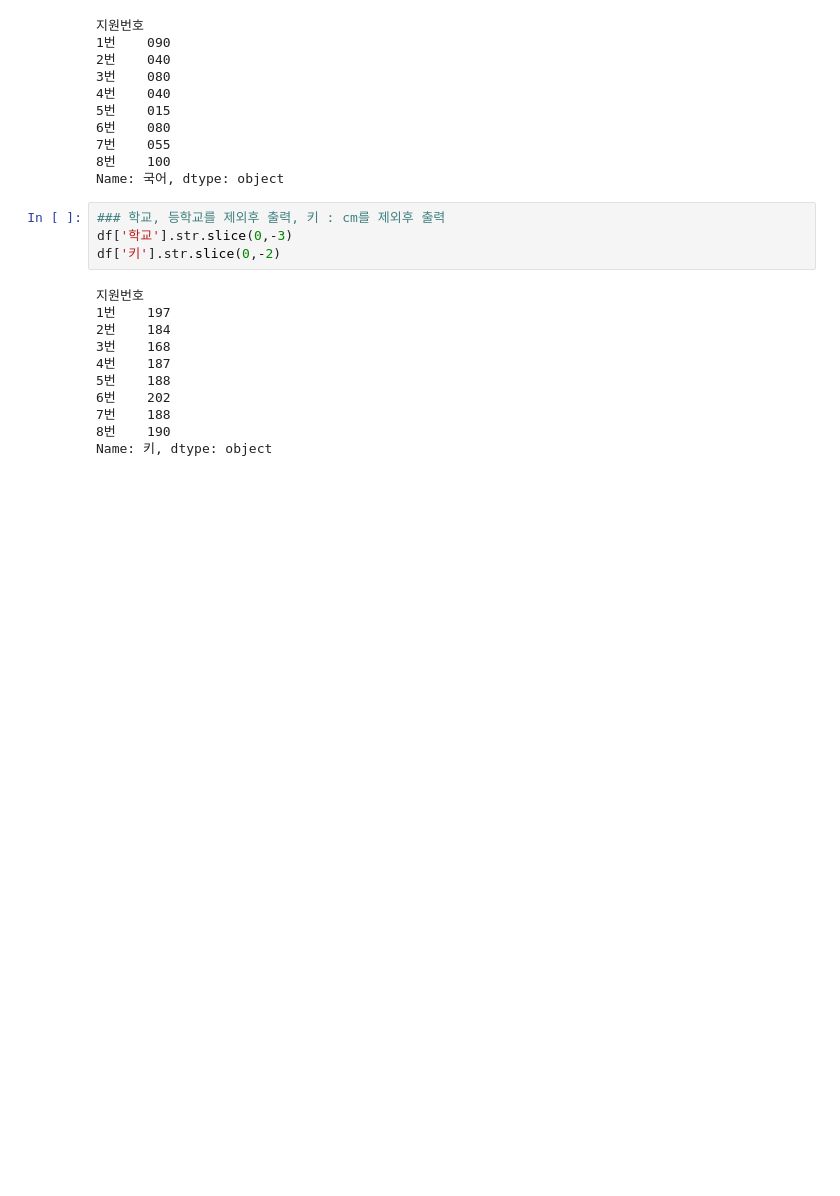
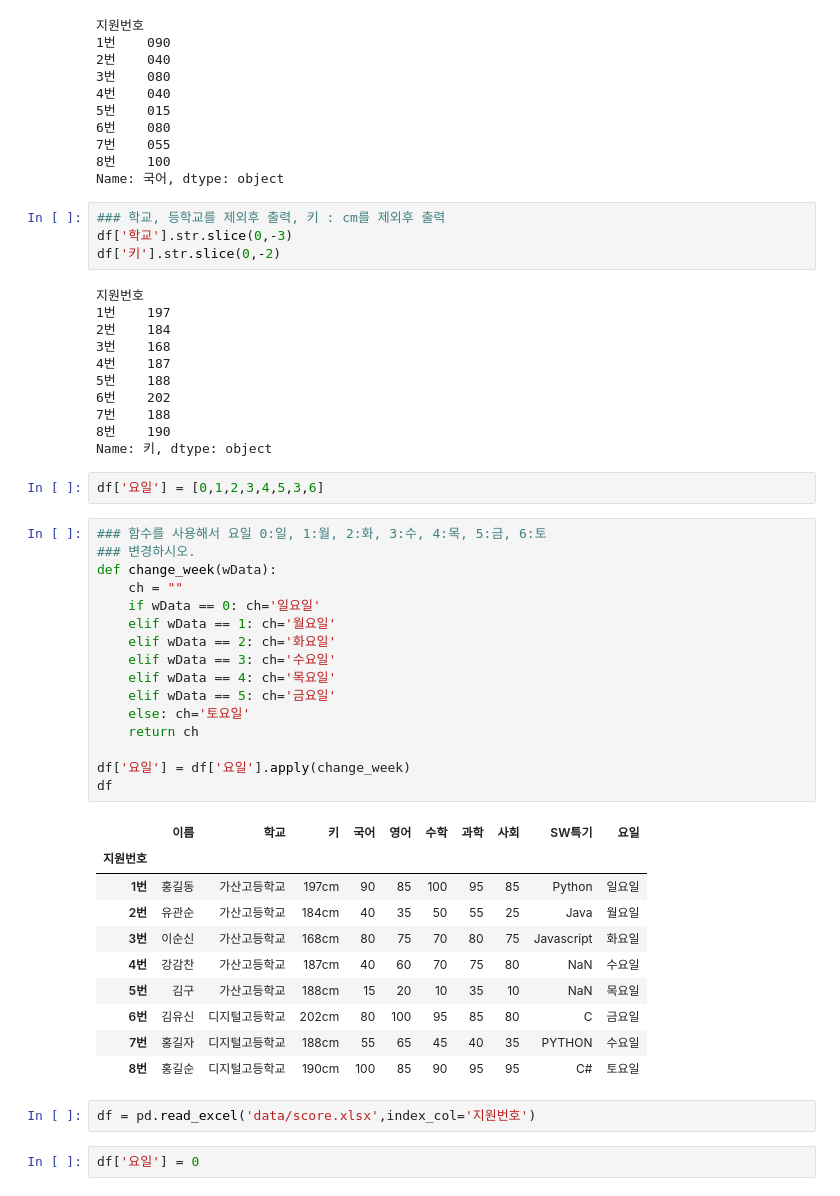
Before and after one commit to onulee/webdata, a Jupyter notebook: w0521/w0521_04_함수.ipynb, the cells around one changed output. Cells and saved outputs as stored; diff of their text form; blank space fills up the shorter version.

```diff
--- a/w0521/w0521_04_함수.ipynb
+++ b/w0521/w0521_04_함수.ipynb
@@ -194,3 +194,36 @@ df['키'].str.slice(0,-2)
 7번    188
 8번    190
 Name: 키, dtype: object
+# %%
+df['요일'] = [0,1,2,3,4,5,3,6]
+# %%
+### 함수를 사용해서 요일 0:일, 1:월, 2:화, 3:수, 4:목, 5:금, 6:토
+### 변경하시오.
+def change_week(wData):
+    ch = ""
+    if wData == 0: ch='일요일'
+    elif wData == 1: ch='월요일'
+    elif wData == 2: ch='화요일'
+    elif wData == 3: ch='수요일'
+    elif wData == 4: ch='목요일'
+    elif wData == 5: ch='금요일'
+    else: ch='토요일'
+    return ch
+
+df['요일'] = df['요일'].apply(change_week)
+df
+# %% [output]
+|  | 이름 | 학교 | 키 | 국어 | 영어 | 수학 | 과학 | 사회 | SW특기 | 요일 |
+| 지원번호 |  |  |  |  |  |  |  |  |  |  |
+| 1번 | 홍길동 | 가산고등학교 | 197cm | 90 | 85 | 100 | 95 | 85 | Python | 일요일 |
+| 2번 | 유관순 | 가산고등학교 | 184cm | 40 | 35 | 50 | 55 | 25 | Java | 월요일 |
+| 3번 | 이순신 | 가산고등학교 | 168cm | 80 | 75 | 70 | 80 | 75 | Javascript | 화요일 |
+| 4번 | 강감찬 | 가산고등학교 | 187cm | 40 | 60 | 70 | 75 | 80 | NaN | 수요일 |
+| 5번 | 김구 | 가산고등학교 | 188cm | 15 | 20 | 10 | 35 | 10 | NaN | 목요일 |
+| 6번 | 김유신 | 디지털고등학교 | 202cm | 80 | 100 | 95 | 85 | 80 | C | 금요일 |
+| 7번 | 홍길자 | 디지털고등학교 | 188cm | 55 | 65 | 45 | 40 | 35 | PYTHON | 수요일 |
+| 8번 | 홍길순 | 디지털고등학교 | 190cm | 100 | 85 | 90 | 95 | 95 | C# | 토요일 |
+# %%
+df = pd.read_excel('data/score.xlsx',index_col='지원번호')
+# %%
+df['요일'] = 0
```
Also changed, not shown: parts of 2 cells of this notebook, 4 other files.
